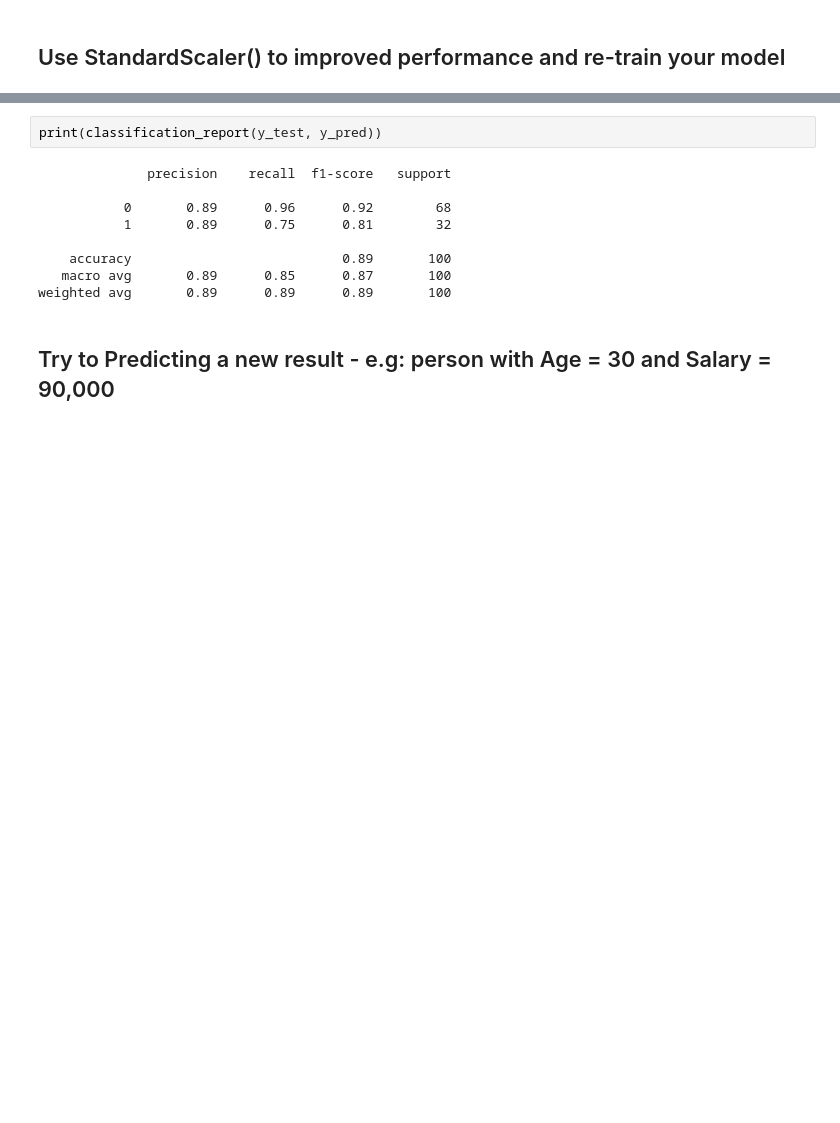
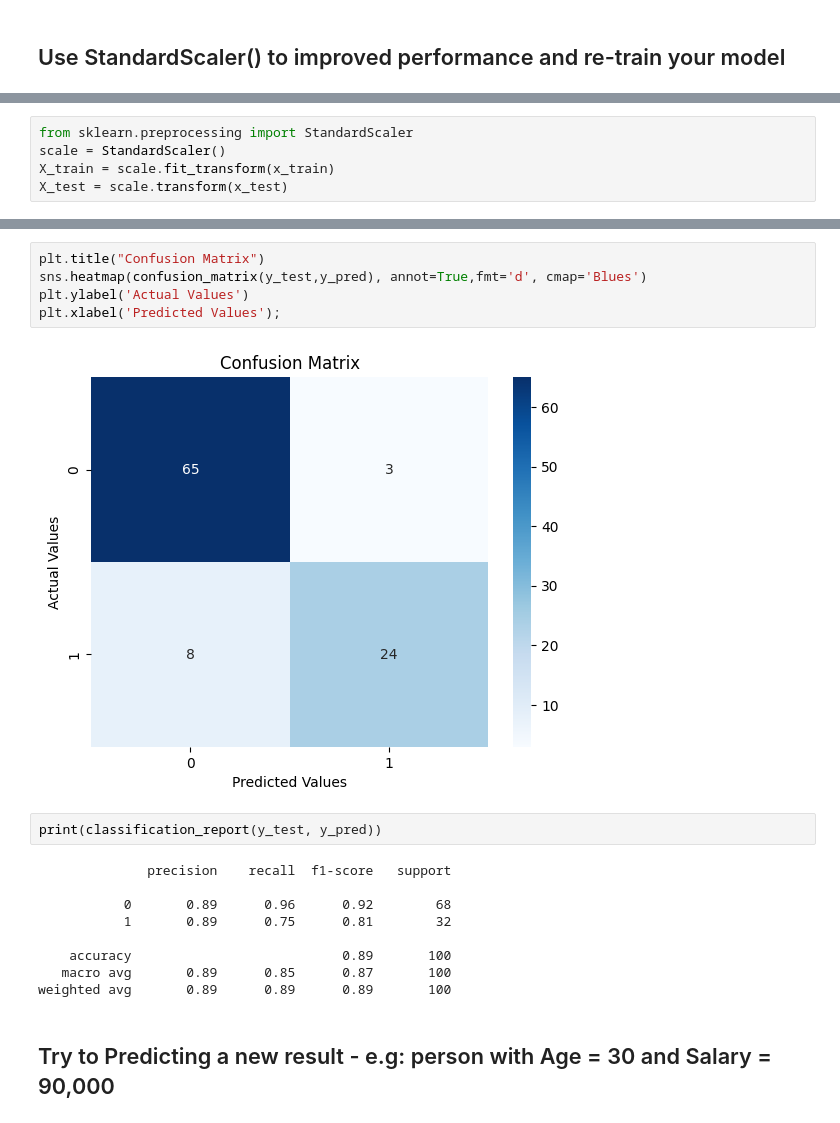
Before and after one commit to Tuwaiq-Data-Science-Bootcamp-V3/Logistic-Regression-Lab1, a Jupyter notebook: LogisticRegression_Assignment.ipynb, the cells around one changed output, grey strips where cells are left out. Cells and saved outputs as stored; diff of their text form; blank space fills up the shorter version.

```diff
--- a/LogisticRegression_Assignment.ipynb
+++ b/LogisticRegression_Assignment.ipynb
@@ -121,0 +155,5 @@ plot_confusion_matrix(classifier, X=X_test, y_true=y_test, cmap='Blues');
+# %%
+from sklearn.preprocessing import StandardScaler
+scale = StandardScaler()
+X_train = scale.fit_transform(x_train)
+X_test = scale.transform(x_test)
@@ -122,3 +173,10 @@ plot_confusion_matrix(classifier, X=X_test, y_true=y_test, cmap='Blues');
+# %%
+plt.title("Confusion Matrix")
+sns.heatmap(confusion_matrix(y_test,y_pred), annot=True,fmt='d', cmap='Blues')
+plt.ylabel('Actual Values')
+plt.xlabel('Predicted Values');
+# %% [output]
+[figure, added]
 # %%
 print(classification_report(y_test, y_pred))
 # %% [output]
```
Also changed, not shown: parts of 29 cells of this notebook.
